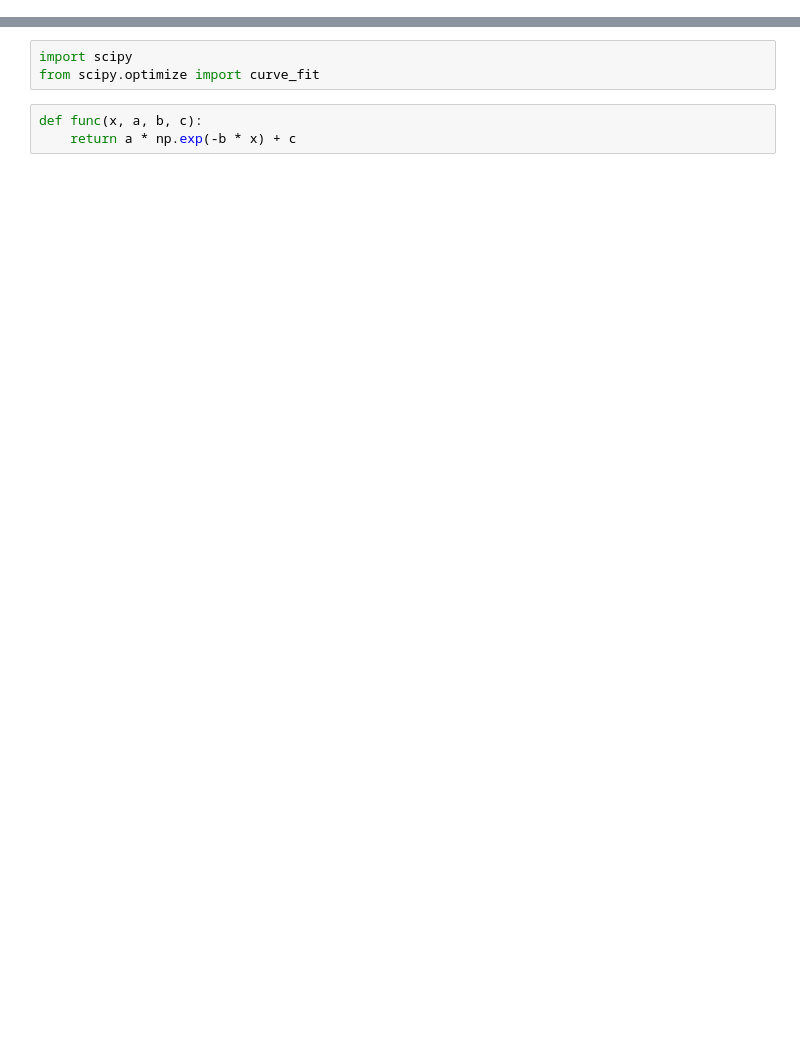
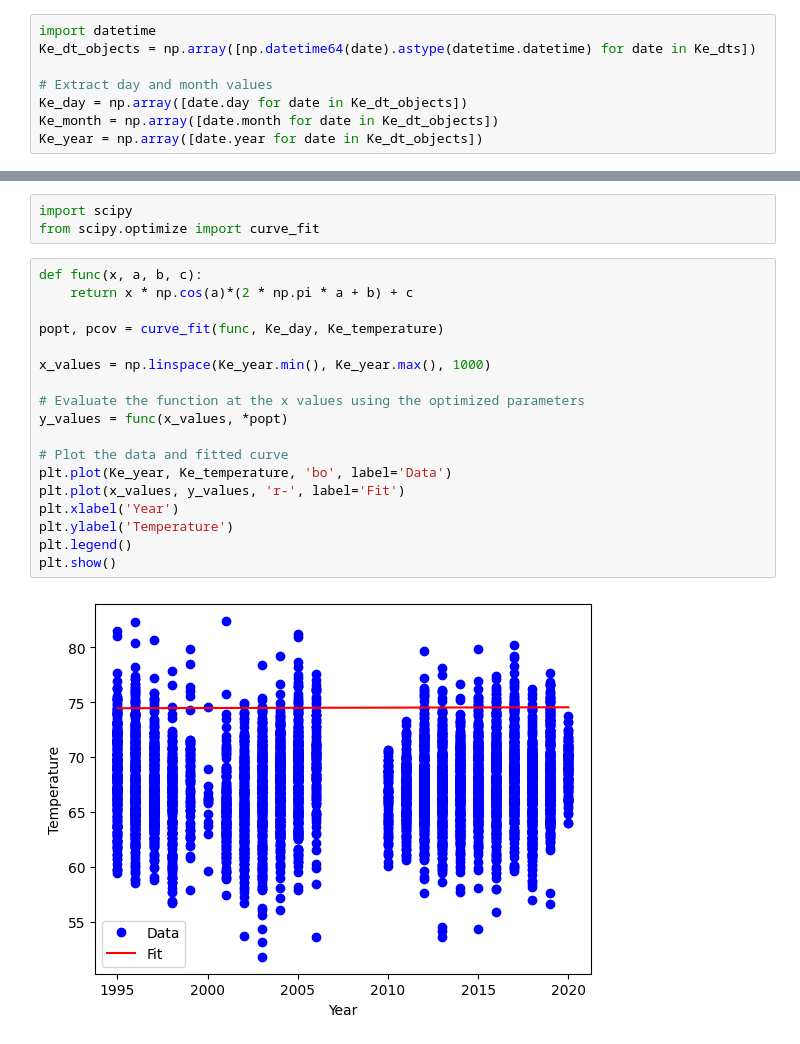
Before and after one commit to Kreezy09/date-temp, a Jupyter notebook: assgnpy.ipynb, the cells around one changed output, grey strips where cells are left out. Cells and saved outputs as stored; diff of their text form; blank space fills up the shorter version.

```diff
--- a/assgnpy.ipynb
+++ b/assgnpy.ipynb
@@ -56,3 +40,11 @@ keepForKe=np.abs (AvgTemperatureKe)<90
 Ke_temperature = AvgTemperatureKe[keepForKe]
 # %%
 Ke_dts = KeDates[keepForKe]
+# %%
+import datetime
+Ke_dt_objects = np.array([np.datetime64(date).astype(datetime.datetime) for date in Ke_dts])
+
+# Extract day and month values
+Ke_day = np.array([date.day for date in Ke_dt_objects])
+Ke_month = np.array([date.month for date in Ke_dt_objects])
+Ke_year = np.array([date.year for date in Ke_dt_objects])
@@ -69,4 +78,21 @@ import scipy
 from scipy.optimize import curve_fit
 # %%
 def func(x, a, b, c):
-    return a * np.exp(-b * x) + c
+    return x * np.cos(a)*(2 * np.pi * a + b) + c
+
+popt, pcov = curve_fit(func, Ke_day, Ke_temperature)
+
+x_values = np.linspace(Ke_year.min(), Ke_year.max(), 1000)
+
+# Evaluate the function at the x values using the optimized parameters
+y_values = func(x_values, *popt)
+
+# Plot the data and fitted curve
+plt.plot(Ke_year, Ke_temperature, 'bo', label='Data')
+plt.plot(x_values, y_values, 'r-', label='Fit')
+plt.xlabel('Year')
+plt.ylabel('Temperature')
+plt.legend()
+plt.show()
+# %% [output]
+[figure, added]
```
Also changed, not shown: parts of 27 cells of this notebook.
